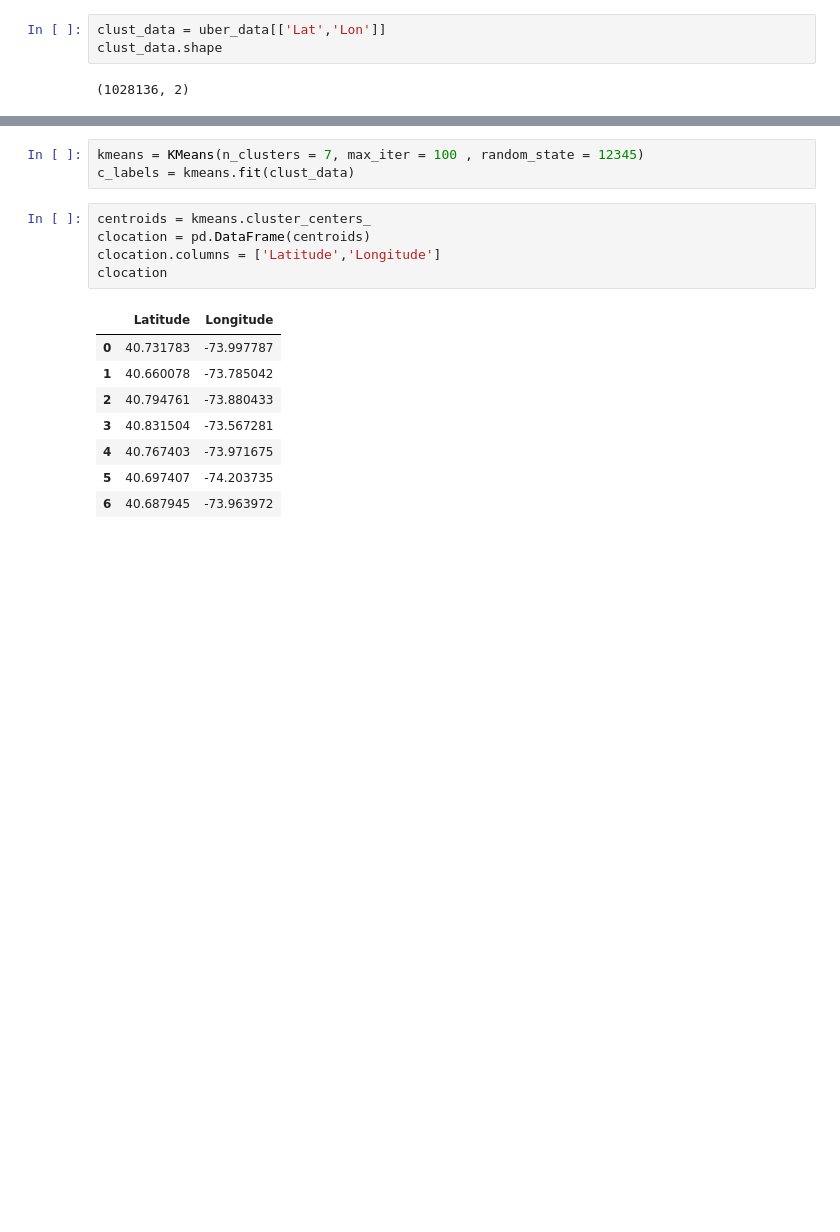
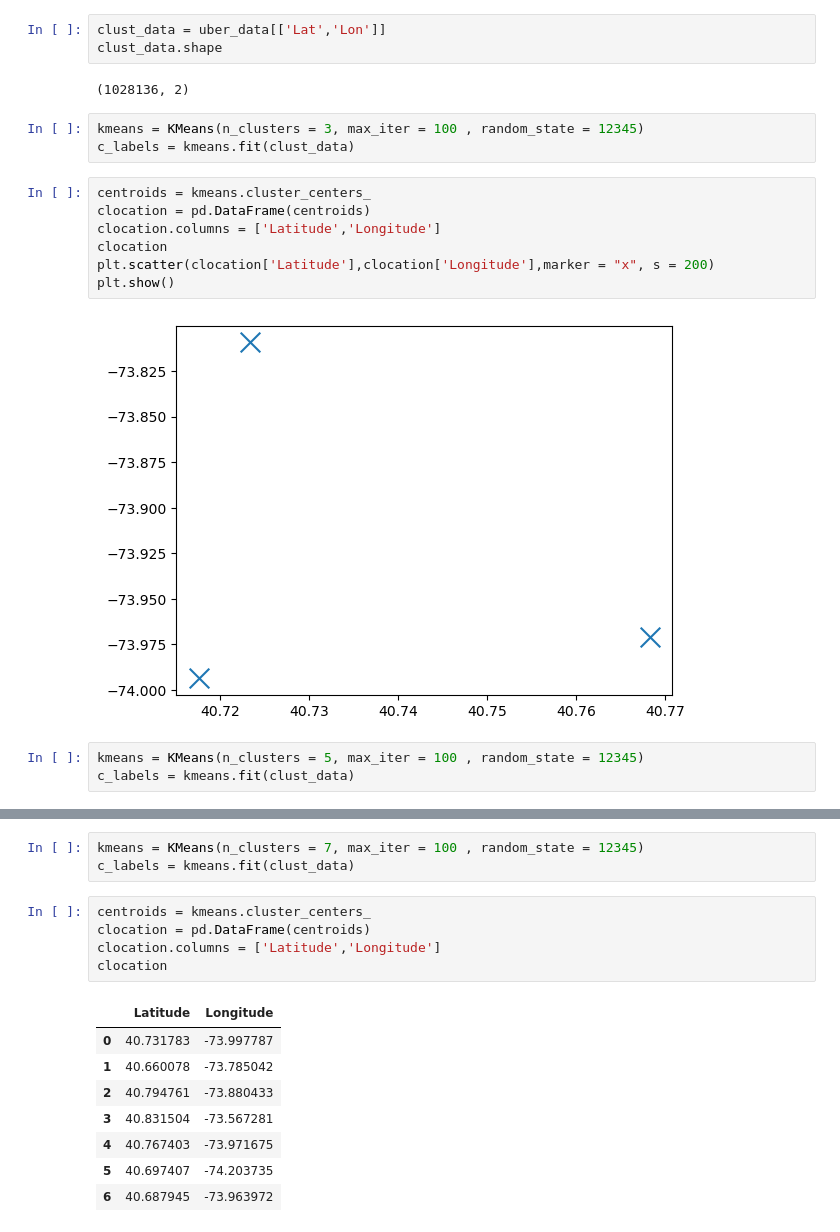
Before and after one commit to Sanchana96/ML-Uber-Analytics, a Jupyter notebook: Notebooks/Clustering_KMeans_Uber.ipynb, the cells around one changed output, grey strips where cells are left out. Cells and saved outputs as stored; diff of their text form; blank space fills up the shorter version.

```diff
--- a/Notebooks/Clustering_KMeans_Uber.ipynb
+++ b/Notebooks/Clustering_KMeans_Uber.ipynb
@@ -247,3 +247,18 @@ clust_data = uber_data[['Lat','Lon']]
 clust_data.shape
 # %% [output]
 (1028136, 2)
+# %%
+kmeans = KMeans(n_clusters = 3, max_iter = 100 , random_state = 12345)
+c_labels = kmeans.fit(clust_data)
+# %%
+centroids = kmeans.cluster_centers_
+clocation = pd.DataFrame(centroids)
+clocation.columns = ['Latitude','Longitude']
+clocation
+plt.scatter(clocation['Latitude'],clocation['Longitude'],marker = "x", s = 200)
+plt.show()
+# %% [output]
+[figure, added]
+# %%
+kmeans = KMeans(n_clusters = 5, max_iter = 100 , random_state = 12345)
+c_labels = kmeans.fit(clust_data)
```
Also changed, not shown: parts of 10 cells of this notebook.
